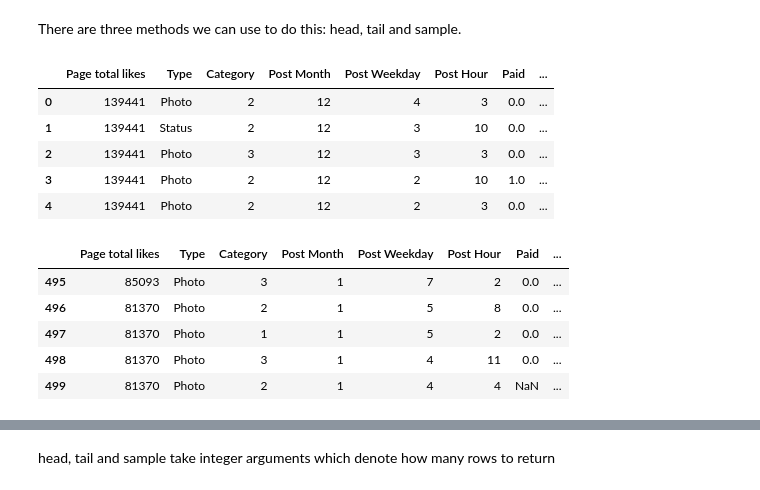
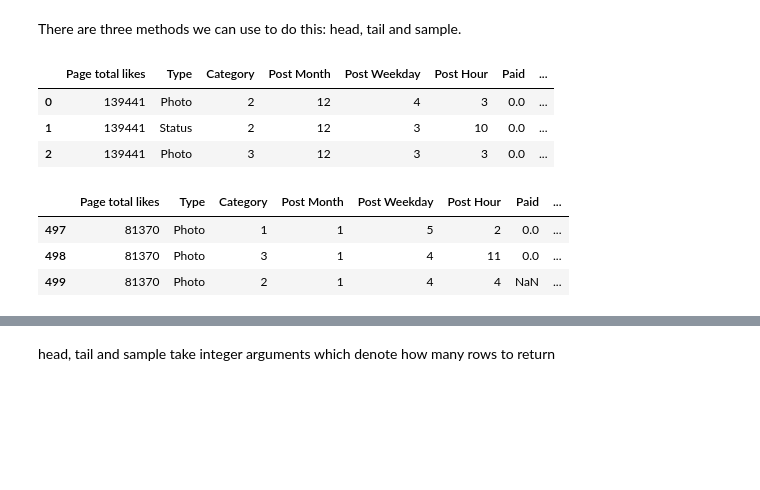
Before and after one commit to LawerenceLee/data-science-pipeline, a Jupyter notebook: (2) Reading a File .ipynb, the cells around one changed output, grey strips where cells are left out. Saved outputs shown, nothing was run; the diff lists cells and outputs as text; code cells hidden in the pictures; blank space fills up the shorter version.

```diff
--- a/(2) Reading a File .ipynb
+++ b/(2) Reading a File .ipynb
@@ -82,20 +110,16 @@ Now that we've read in the data, we can finally display the DataFrame. Remember
 # %% [markdown]
 There are three methods we can use to do this: head, tail and sample.
 # %%
-df.head(5) # return the first five rows of the DataFrame via head method
+df.head(3) # return the first three rows of the DataFrame via head method
 # %% [output]
 |  | Page total likes | Type | Category | Post Month | Post Weekday | Post Hour | Paid | ... |
 | 0 | 139441 | Photo | 2 | 12 | 4 | 3 | 0.0 | ... |
 | 1 | 139441 | Status | 2 | 12 | 3 | 10 | 0.0 | ... |
 | 2 | 139441 | Photo | 3 | 12 | 3 | 3 | 0.0 | ... |
-| 3 | 139441 | Photo | 2 | 12 | 2 | 10 | 1.0 | ... |
-| 4 | 139441 | Photo | 2 | 12 | 2 | 3 | 0.0 | ... |
 # %%
-df.tail(5) # return the last five rows of the DataFrame via tail method
+df.tail(3) # return the last three rows of the DataFrame via tail method
 # %% [output]
 |  | Page total likes | Type | Category | Post Month | Post Weekday | Post Hour | Paid | ... |
-| 495 | 85093 | Photo | 3 | 1 | 7 | 2 | 0.0 | ... |
-| 496 | 81370 | Photo | 2 | 1 | 5 | 8 | 0.0 | ... |
 | 497 | 81370 | Photo | 1 | 1 | 5 | 2 | 0.0 | ... |
 | 498 | 81370 | Photo | 3 | 1 | 4 | 11 | 0.0 | ... |
 | 499 | 81370 | Photo | 2 | 1 | 4 | 4 | NaN | ... |
```
Also changed, not shown: parts of 29 cells of this notebook.
